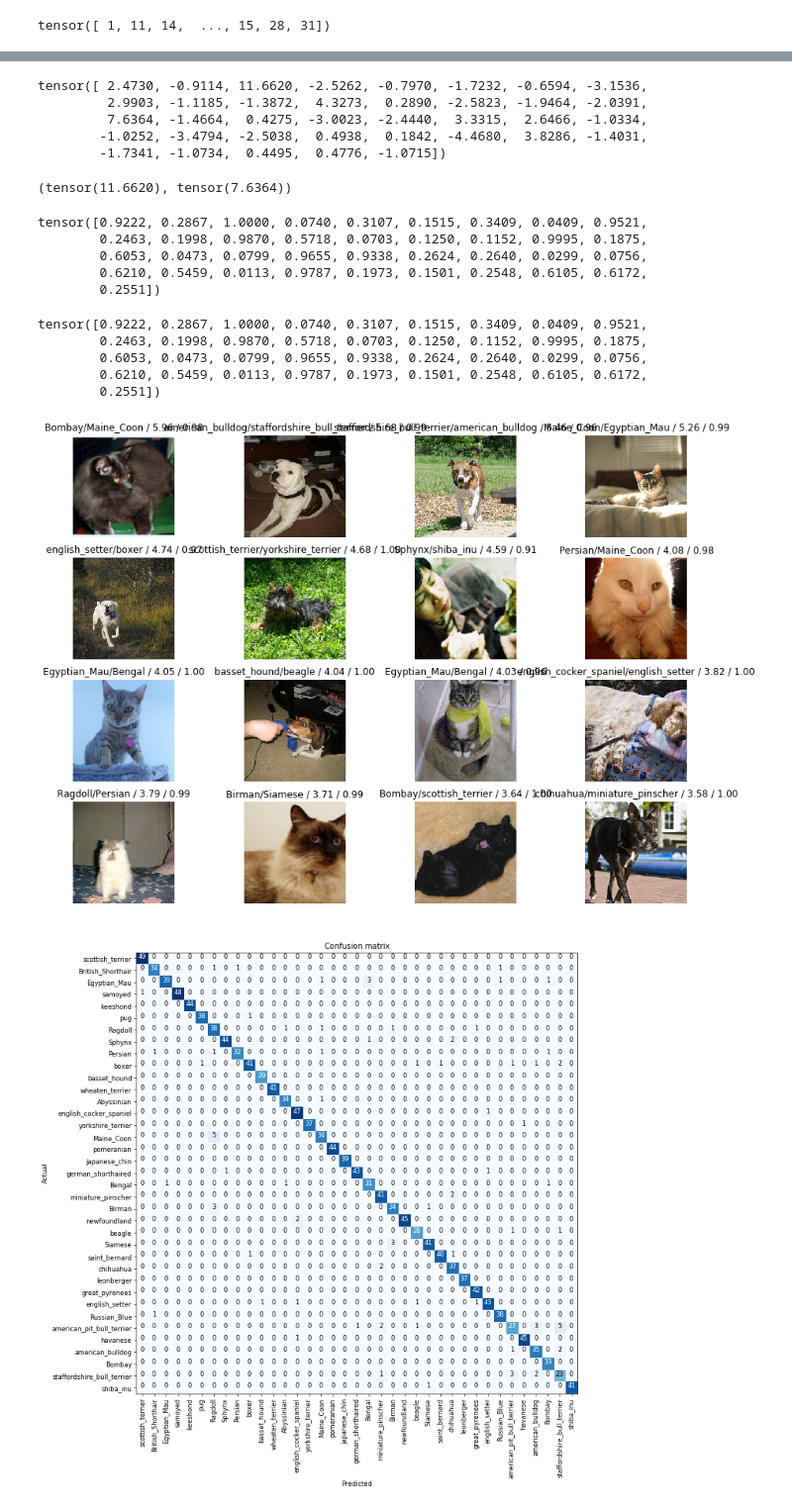
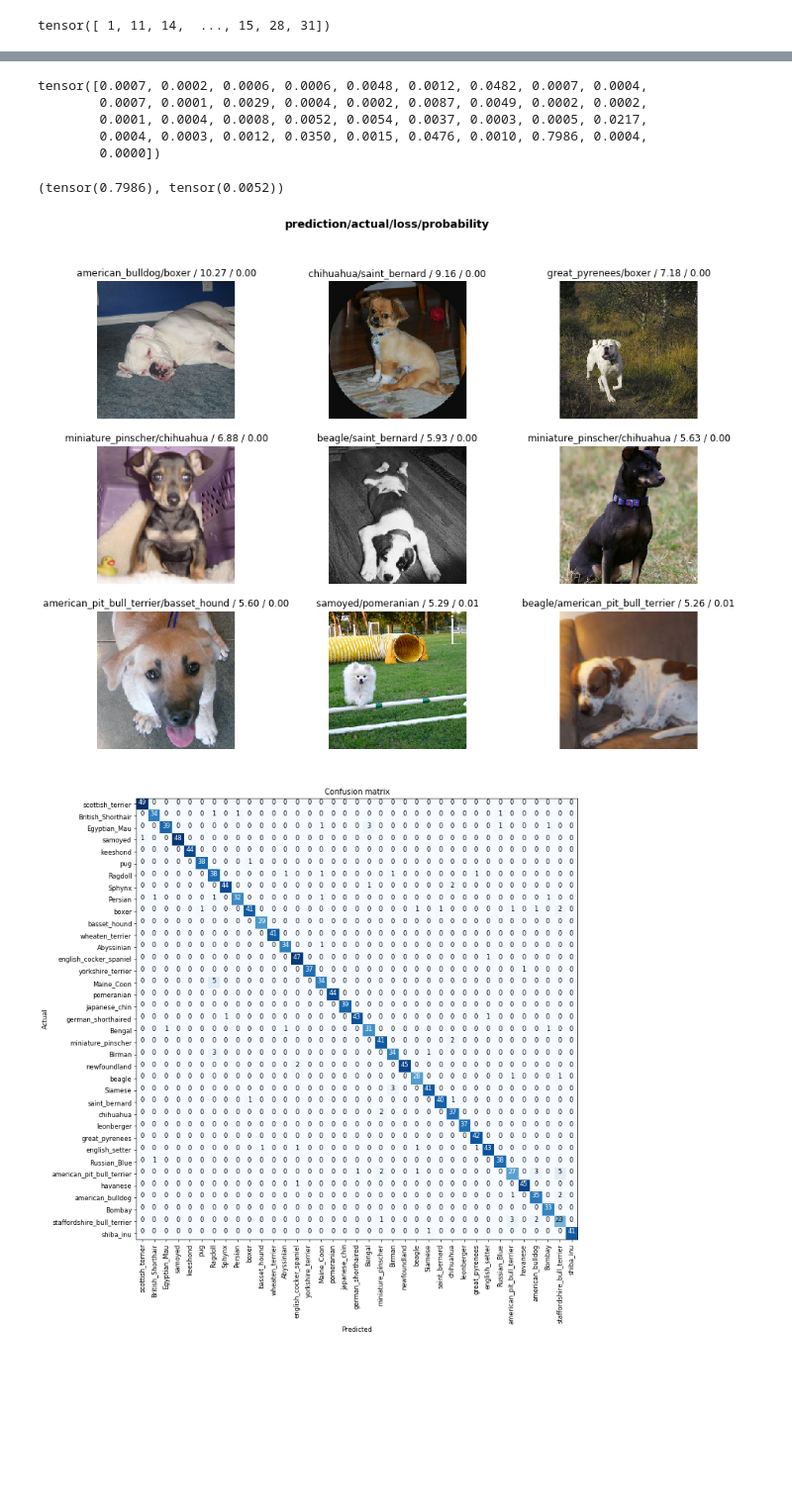
Before and after one commit to anhquan0412/fastai_v3p1, a Jupyter notebook: les1/lesson1-pets.ipynb, the cells around one changed output, grey strips where cells are left out. Shown at 99% size. Saved outputs shown, nothing was run; the diff lists cells and outputs as text; code cells hidden in the pictures; blank space fills up the shorter version.

```diff
--- a/les1/lesson1-pets.ipynb
+++ b/les1/lesson1-pets.ipynb
@@ -15,6 +15,8 @@ from fastai.vision import *
 We are going to use the [Oxford-IIIT Pet Dataset](http://www.robots.ox.ac.uk/~vgg/data/pets/) by [O. M. Parkhi et al., 2012](http://www.robots.ox.ac.uk/~vgg/publications/2012/parkhi12a/parkhi12a.pdf) which features 12 cat breeds and 25 dogs breeds. Our model will need to learn to differentiate between these 37 distinct categories. According to their paper, the best accuracy they could get in 2012 was 59.21%, using a complex model that was specific to pet detection, with separate "Image", "Head", and "Body" models for the pet photos. Let's see how accurate we can be using deep learning!
 
 We are going to use the `untar_data` function to which we must pass a URL as an argument and which will download and extract the data.
+# %%
+bs=64
 # %%
 print(URLs)
 # %% [output]
@@ -38,4 +71,4 @@ pat = r'/([^/]+)_\d+.jpg$'
 # %%
-data = ImageDataBunch.from_name_re(path_img, fnames, pat, ds_tfms=get_transforms(), size=224)
+data = ImageDataBunch.from_name_re(path_img, fnames, pat, ds_tfms=get_transforms(), size=224,bs=bs)
 data.normalize(imagenet_stats)
 # %% [output]
@@ -57,7 +92,7 @@ Now we will start training our model. We will use a [convolutional neural networ
 
 We will train for 5 epochs (5 cycles through all our data).
 # %%
-learn = ConvLearner(data, models.resnet34, metrics=error_rate)
+learn = create_cnn(data, models.resnet34, metrics=error_rate)
 # %%
 learn.fit_one_cycle(4)
 # %% [output]
@@ -149,38 +188,19 @@ np.e**2
-# %%
-preds[0][top_loss_idx] # this is raw output from model
-# %% [output]
-tensor([ 2.4730, -0.9114, 11.6620, -2.5262, -0.7970, -1.7232, -0.6594, -3.1536,
-         2.9903, -1.1185, -1.3872,  4.3273,  0.2890, -2.5823, -1.9464, -2.0391,
-         7.6364, -1.4664,  0.4275, -3.0023, -2.4440,  3.3315,  2.6466, -1.0334,
-        -1.0252, -3.4794, -2.5038,  0.4938,  0.1842, -4.4680,  3.8286, -1.4031,
-        -1.7341, -1.0734,  0.4495,  0.4776, -1.0715])
+# %%
+preds[0][top_loss_idx] # these are already softmaxed
+# %% [output]
+tensor([0.0007, 0.0002, 0.0006, 0.0006, 0.0048, 0.0012, 0.0482, 0.0007, 0.0004,
+        0.0007, 0.0001, 0.0029, 0.0004, 0.0002, 0.0087, 0.0049, 0.0002, 0.0002,
+        0.0001, 0.0004, 0.0008, 0.0052, 0.0054, 0.0037, 0.0003, 0.0005, 0.0217,
+        0.0004, 0.0003, 0.0012, 0.0350, 0.0015, 0.0476, 0.0010, 0.7986, 0.0004,
+        0.0000])
 # %%
 # pred class raw output vs true class raw output
 preds[0][top_loss_idx][pred_idx],preds[0][top_loss_idx][label_idx]
 # %% [output]
-(tensor(11.6620), tensor(7.6364))
+(tensor(0.7986), tensor(0.0052))
-# %%
-preds[0][top_loss_idx].sigmoid() # convert to probability using sigmoid.
-# Using sigmoid instead of softmax to see how confident the model is for EACH class
-# %% [output]
-tensor([0.9222, 0.2867, 1.0000, 0.0740, 0.3107, 0.1515, 0.3409, 0.0409, 0.9521,
-        0.2463, 0.1998, 0.9870, 0.5718, 0.0703, 0.1250, 0.1152, 0.9995, 0.1875,
-        0.6053, 0.0473, 0.0799, 0.9655, 0.9338, 0.2624, 0.2640, 0.0299, 0.0756,
-        0.6210, 0.5459, 0.0113, 0.9787, 0.1973, 0.1501, 0.2548, 0.6105, 0.6172,
-        0.2551])
-# %%
-# identical to this
-interp.probs[top_loss_idx]
-# %% [output]
-tensor([0.9222, 0.2867, 1.0000, 0.0740, 0.3107, 0.1515, 0.3409, 0.0409, 0.9521,
-        0.2463, 0.1998, 0.9870, 0.5718, 0.0703, 0.1250, 0.1152, 0.9995, 0.1875,
-        0.6053, 0.0473, 0.0799, 0.9655, 0.9338, 0.2624, 0.2640, 0.0299, 0.0756,
-        0.6210, 0.5459, 0.0113, 0.9787, 0.1973, 0.1501, 0.2548, 0.6105, 0.6172,
-        0.2551])
 # %%
-interp.plot_top_losses(16, figsize=(15,11))
+interp.plot_top_losses(9, figsize=(15,11))
 # pred label/true label/log loss (should be high)/ probability of true label
-# Note that probability of true label could be high (like in this 9th picture where prob of true label is 0.9995
-# but prob of pred label, or wrong label, is 1.0. In the picture .9995 is rounded to 1, hence the confusion)
+# For 9th pictures, probability of true label in this case is 0.0052 as explained above, and rounded up to be 0.01
 # %% [output]
-[figure, old version]
+[figure, new version]
```
Also changed, not shown: parts of 24 cells of this notebook.
